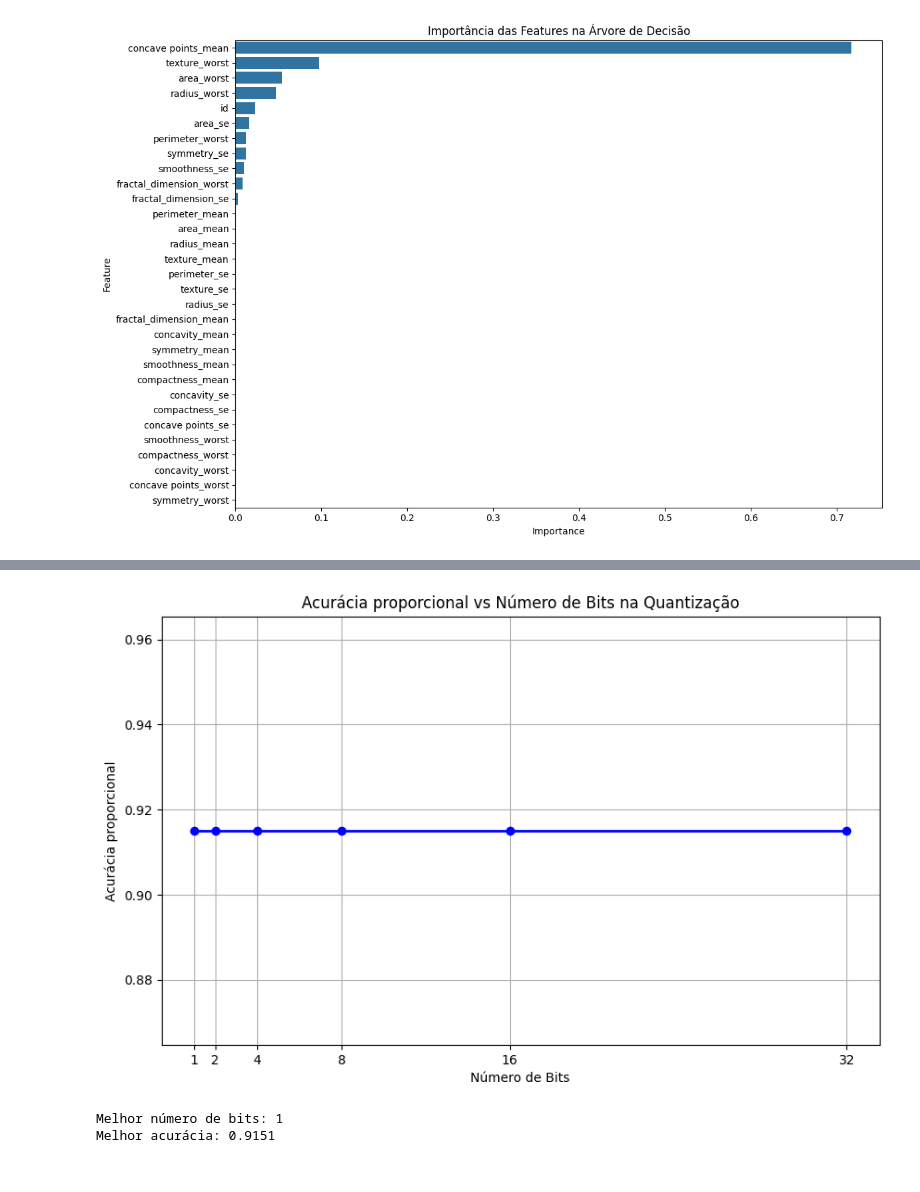
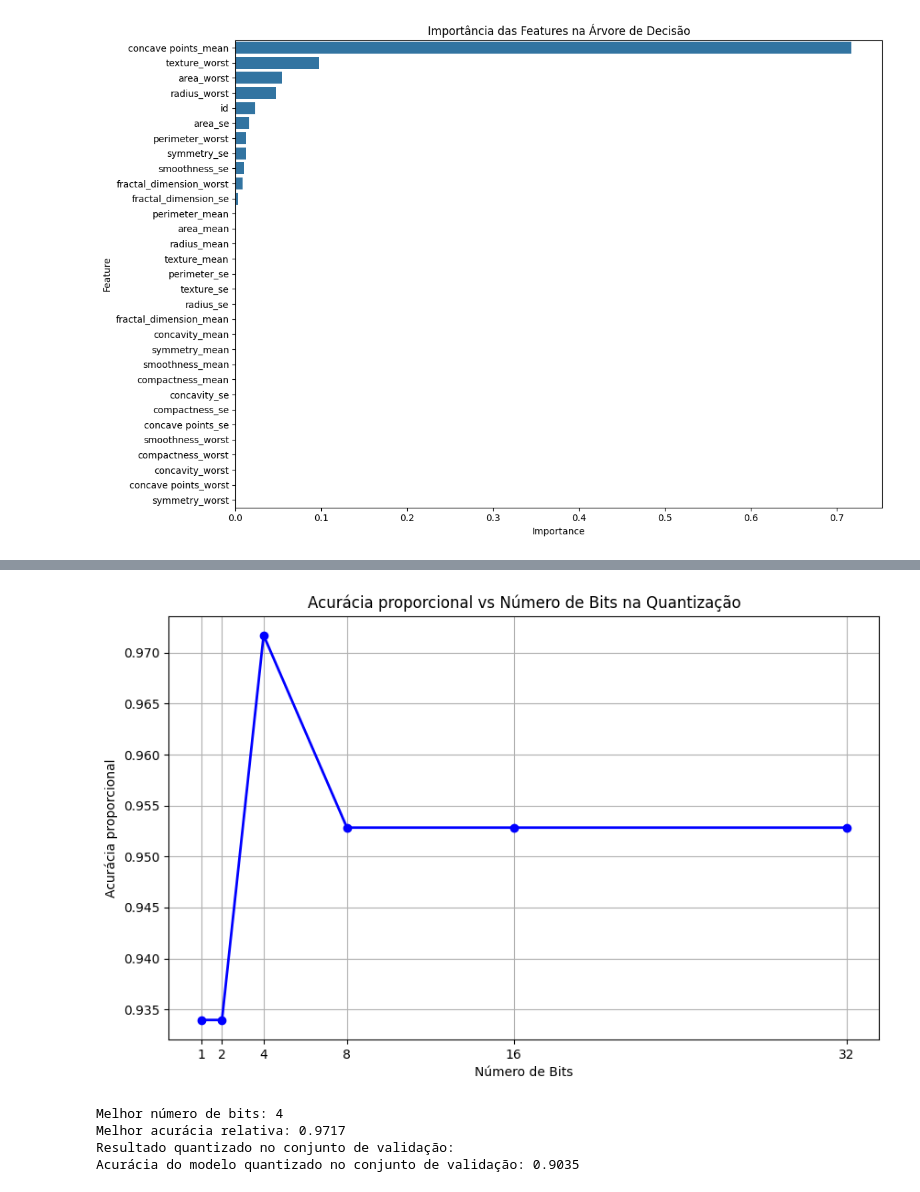
Before and after one commit to dfantonio/UFRGS-ELE401, a Jupyter notebook: projeto1-wine_dataset/modelagem.ipynb, the cells around one changed output, grey strips where cells are left out. Saved outputs shown, nothing was run; the diff lists cells and outputs as text; code cells hidden in the pictures.

```diff
--- a/projeto1-wine_dataset/modelagem.ipynb
+++ b/projeto1-wine_dataset/modelagem.ipynb
@@ -230,16 +227,16 @@ stratified_cv = StratifiedKFold(
 
 # Definir parâmetros para pruning
 param_grid = {
-    'max_depth': [5, 10, 15, 20, 25,28],
+    'max_depth': [5,6,7,8,9, 10,11,12,13,14, 15],
 }
 
 # Aplicar GridSearchCV para encontrar melhores parâmetros
 dt_grid_search = GridSearchCV(
-    DecisionTreeClassifier(random_state=RANDOM_STATE,class_weight='balanced'),
+    DecisionTreeClassifier(random_state=RANDOM_STATE),
     param_grid=param_grid,
-    cv=stratified_cv,
-    scoring=['accuracy', 'balanced_accuracy', 'f1_weighted'],
-    refit='accuracy',  # usa a taxa de acerto como métrica para o melhor modelo,
+    # cv=stratified_cv,
+    # scoring=['accuracy', 'balanced_accuracy', 'f1_weighted'],
+    # refit='accuracy',  # usa a taxa de acerto como métrica para o melhor modelo,
     n_jobs=-1  # Usar todos os cores disponíveis
 )
 
@@ -251,8 +248,6 @@ best_pruned_model = dt_grid_search.best_estimator_
 # Resultados
 print(f"Melhores parâmetros: {dt_grid_search.best_params_}")
 print(f"Profundidade: {best_pruned_model.max_depth:.2f}")
-
-# Comparar com o baseline
 pruned_val_acc = accuracy_score(y_val, best_pruned_model.predict(X_val))
 print(f"Acurácia no conjunto de validação: {pruned_val_acc:.4f}")
 # %% [output]
@@ -317,7 +312,6 @@ for i in range(1, len(ordered_features) + 1):
     model = DecisionTreeClassifier(
         max_depth=max_depth,
         random_state=RANDOM_STATE,
-        class_weight='balanced'
     )
     model.fit(X_train_selected, y_train)
 
@@ -330,7 +324,7 @@ for i in range(1, len(ordered_features) + 1):
     train_accuracy_list.append(train_accuracy)
     val_accuracy_list.append(val_accuracy)
 
-    print(f"Features: {i}, Train Acc: {train_accuracy:.4f}, Val Acc: {val_accuracy:.4f}")
+    # print(f"Features: {i}, Train Acc: {train_accuracy:.4f}, Val Acc: {val_accuracy:.4f}")
 
 # Create a DataFrame for the results
 results_df = pd.DataFrame({
@@ -360,8 +354,8 @@ print(f"Features used: {feature_sets[optimal_idx]}")
 print(f"Validation Accuracy: {val_accuracy_list[optimal_idx]:.4f}")
 
 # Show detailed results table
-display(results_df)
+# display(results_df)
 
 # Define o número de features ótimas como 3 pois houve pouca queda na taxa de acerto
-optimal_features = 30
+# optimal_features = 30
 # %% [output]
@@ -436,9 +396,12 @@ class my_quantized_DT():
         self.value = clf.tree_.value    # number of members for each class
 
         # TESTE
-        self.tree_ = clf.tree_  # tree structure
+        # self.tree_ = clf.tree_  # tree structure
+        self.tree_ = self  # tree structure
         self.n_features_in_ = clf.n_features_in_  # number of features
         self.n_classes_ = clf.n_classes_  # number of classes
+        self.classes_ = clf.classes_  # class labels
+        self.node_count = clf.tree_.node_count  # number of nodes in the tree
 
     def predict(self, X_qt):
         Y = []
@@ -479,15 +442,15 @@ X_train_selected = X_train[:, selected_indices]
 X_val_selected = X_val[:, selected_indices]
 X_test_selected = X_test[:, selected_indices]
 
-modelo_quantizado = DecisionTreeClassifier(
+modelo_punado_menos_features = DecisionTreeClassifier(
     max_depth=best_pruned_model.max_depth,
     random_state=RANDOM_STATE,
-    class_weight='balanced'
+    # class_weight='balanced'
 )
-modelo_quantizado.fit(X_train_selected, y_train)
+modelo_punado_menos_features.fit(X_train_selected, y_train)
 
-accuracy_score_val_quantizado = accuracy_score(y_val, modelo_quantizado.predict(X_val_selected))
-print(f"Acurácia do modelo quantizado no conjunto de validação: {accuracy_score_val_quantizado:.4f}")
+accuracy_score_val_quantizado = accuracy_score(y_val, modelo_punado_menos_features.predict(X_val_selected))
+print(f"Acurácia do modelo prunado com menos features no conjunto de validação: {accuracy_score_val_quantizado:.4f}")
 
 
 # Lista para armazenar as acurácias
@@ -497,12 +460,12 @@ bits_range = [1,2,4,8,16,32]  # testa de 1 a 32 bits
 # Para cada número de bits
 for bits in bits_range:
     # Cria o modelo quantizado
-    clf_qt = my_quantized_DT(modelo_quantizado, bits)
+    clf_qt = my_quantized_DT(modelo_punado_menos_features, bits)
 
     # Quantiza os dados
     max_value = 2**bits-1
 
-    X_temp = X_val * max_value
+    X_temp = X_val_selected * max_value
     X_temp = np.floor(X_temp)
     X_qt = X_temp.astype(int)
 
@@ -510,7 +473,7 @@ for bits in bits_range:
     Y_qt = clf_qt.predict(X_qt)
 
     # Converte os índices de volta para os rótulos originais
-    Y_qt_labels = [modelo_quantizado.classes_[i] for i in Y_qt]
+    Y_qt_labels = [modelo_punado_menos_features.classes_[i] for i in Y_qt]
 
     # Calcula a acurácia
     acuracia = accuracy_score(y_val, Y_qt_labels)
@@ -532,5 +495,30 @@ plt.show()
 # Encontra o melhor número de bits
 melhor_bits = bits_range[np.argmax(acuracias)]
 print(f"\nMelhor número de bits: {melhor_bits}")
-print(f"Melhor acurácia: {max(acuracias):.4f}")
+print(f"Melhor acurácia relativa: {max(acuracias):.4f}")
+
+modelo_quantizado = my_quantized_DT(modelo_punado_menos_features, melhor_bits)
+
+# Quantiza os dados de validação
+max_value = 2**melhor_bits-1
+X_temp = X_val_selected * max_value
+X_temp = np.floor(X_temp)
+X_qt = X_temp.astype(int)
+X_val_quantizado = X_qt
+
+# Qauntiza os dados de teste
+X_temp = X_test_selected * max_value
+X_temp = np.floor(X_temp)
+X_qt = X_temp.astype(int)
+X_test_quantizado = X_qt
+
+
+
+print(f"Resultado quantizado no conjunto de validação:")
+Y_qt = modelo_quantizado.predict(X_val_quantizado)
+# Converte os índices de volta para os rótulos originais
+Y_qt_labels = [modelo_punado_menos_features.classes_[i] for i in Y_qt]
+# Avalia a acurácia do modelo quantizado
+accuracy_quantizado = accuracy_score(y_val, Y_qt_labels)
+print(f"Acurácia do modelo quantizado no conjunto de validação: {accuracy_quantizado:.4f}")
 # %% [output]
@@ -545,3 +533,5 @@ Bits: 32, Acurácia: 0.8509
-[figure, old version]
+[figure, new version]
-Melhor número de bits: 1
-Melhor acurácia: 0.9151
+Melhor número de bits: 4
+Melhor acurácia relativa: 0.9717
+Resultado quantizado no conjunto de validação:
+Acurácia do modelo quantizado no conjunto de validação: 0.9035
```
Also changed, not shown: parts of 11 cells of this notebook, 3 other files.
